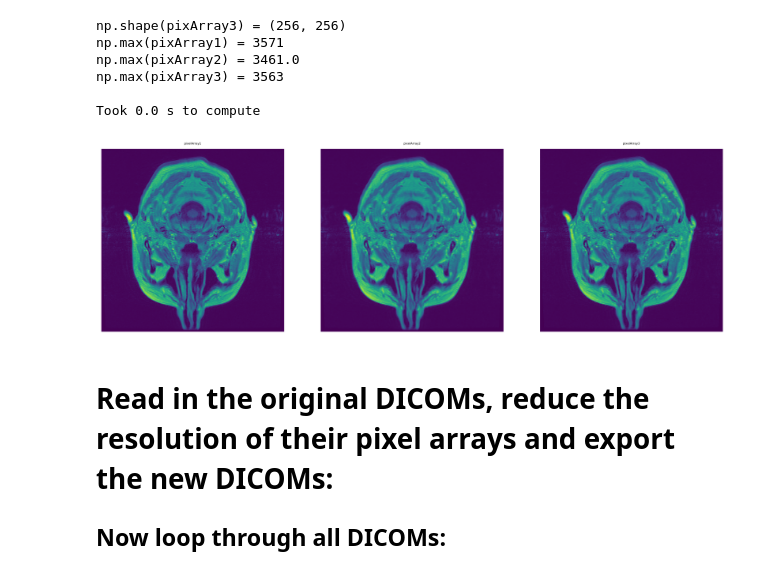
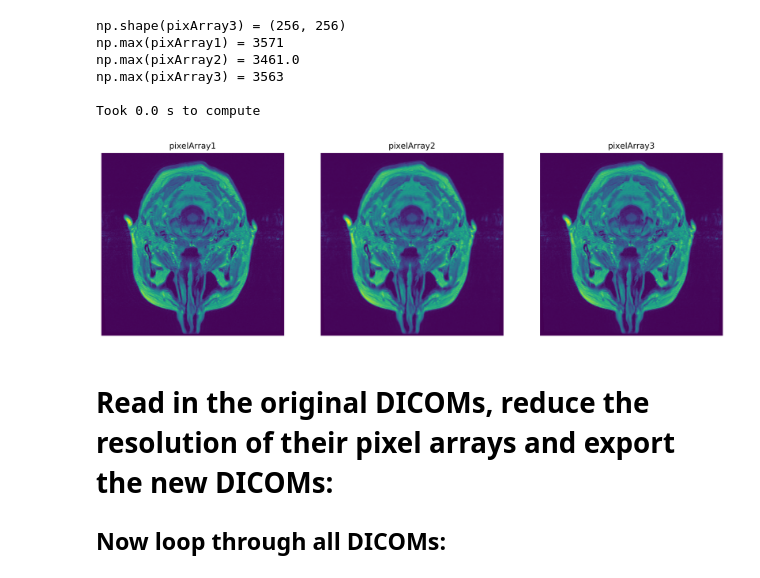
Before and after one commit to ncita-repository/WP1.3_multiple_modalities, a Jupyter notebook: trying stuff/downsample DICOMs.ipynb, the cells around one changed output. Cells and saved outputs as stored; diff of their text form; code cells hidden in the pictures.

```diff
--- a/trying stuff/downsample DICOMs.ipynb
+++ b/trying stuff/downsample DICOMs.ipynb
@@ -82,7 +93,7 @@ Plots will not be exported.
 # First test out on a single DICOM:
 
 # Get the filepaths of the DICOMs:
-dicomsFpaths = DICOMhelperFunctions.GetDICOMfilepaths(origDicomsDir)
+dicomsFpaths = GetDicomFpaths(origDicomsDir)
 
 # Read in the first DICOM file:
 fpath = dicomsFpaths[0]
@@ -204,38 +215,38 @@ Took 0.0 s to compute
 # Configure plot:
 
 # Set the title font:
-fontSize=4
+fontSize=11
 
 # Number of subplot rows and cols:
 rows = 1
 cols = 3
 
 plt.figure(figsize=(15,15), dpi=300);
 
 i = 0 # for subplot pos
 
 # Plot the pixel array:
 i = i + 1
 plt.subplot(rows,cols,i, aspect='equal')
 plt.pcolormesh(pixArray1);
 plt.title(f'pixelArray1', size=fontSize);
 plt.axis('off');
 
 # Plot the pixel array:
 i = i + 1
 plt.subplot(rows,cols,i, aspect='equal')
 plt.pcolormesh(pixArray2);
 plt.title(f'pixelArray2', size=fontSize);
 plt.axis('off');
 
 # Plot the pixel array:
 i = i + 1
 plt.subplot(rows,cols,i, aspect='equal')
 plt.pcolormesh(pixArray3);
 plt.title(f'pixelArray3', size=fontSize);
 plt.axis('off');
 # %% [output]
-[figure, old version]
+[figure, new version]
 # %% [markdown]
 # Read in the original DICOMs, reduce the resolution of their pixel arrays and export the new DICOMs:
 
```
Also changed, not shown: parts of 5 cells of this notebook, 14 other files.
